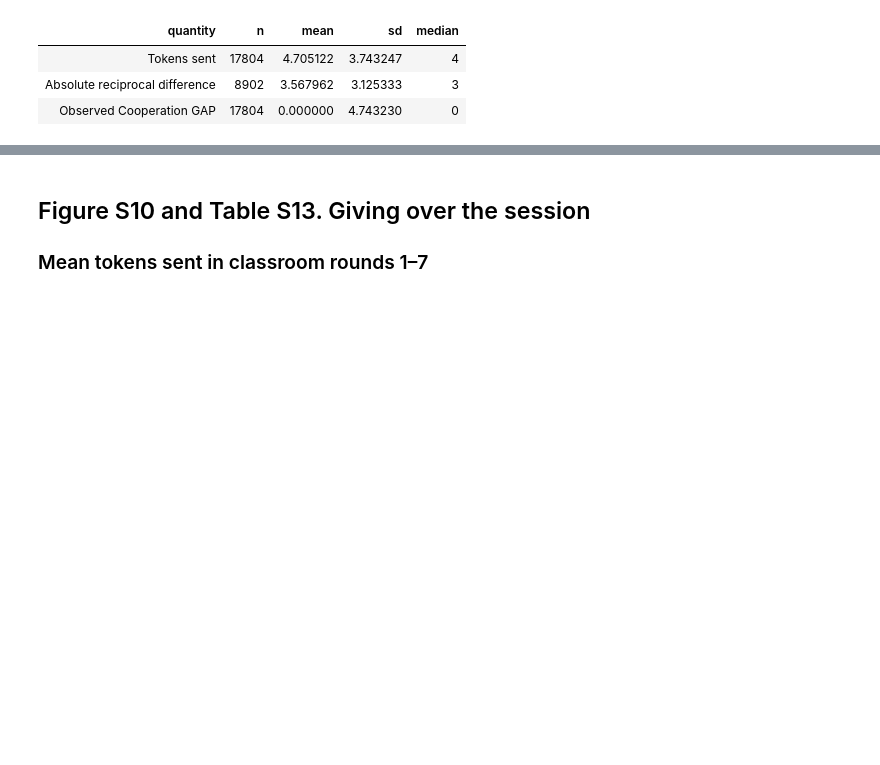
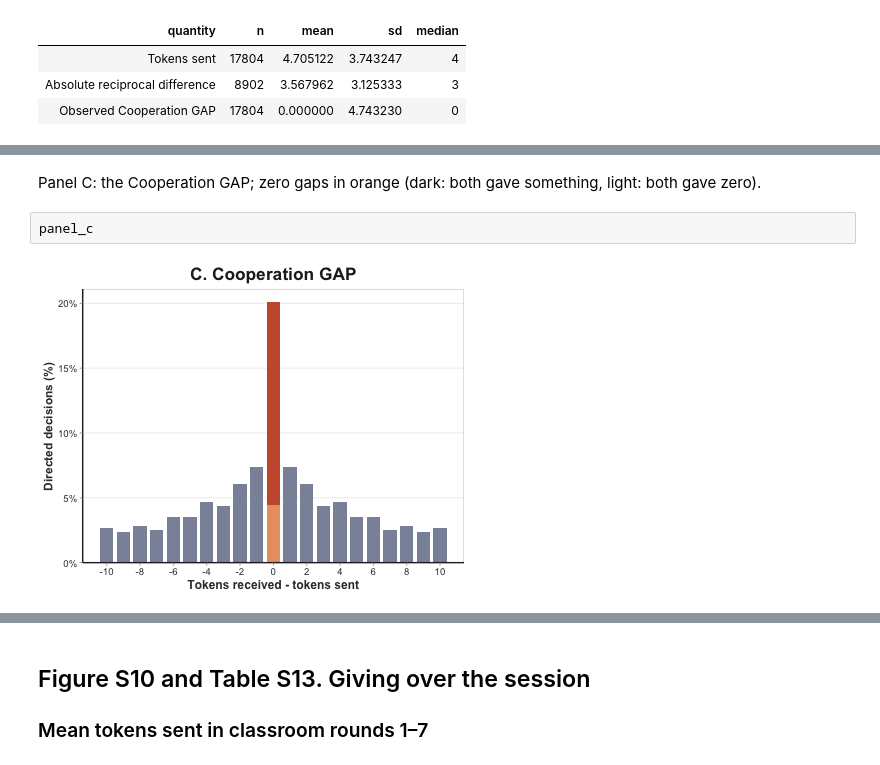
Before and after one commit to melanieoyarzun/patio-en-red, a Jupyter notebook: notebooks/si/S5_game_and_time.ipynb, the cells around one changed output, grey strips where cells are left out. Drawn from its saved outputs; the diff is of its cells as text; blank space fills up the shorter version.

```diff
--- a/notebooks/si/S5_game_and_time.ipynb
+++ b/notebooks/si/S5_game_and_time.ipynb
@@ -258,0 +251,7 @@ figure_s9
+# %% [markdown]
+Panel C: the Cooperation GAP; zero gaps in orange (dark: both gave
+something, light: both gave zero).
+# %%
+panel_c
+# %% [output]
+[figure, added]
```
Also changed, not shown: parts of 82 cells of this notebook, 35 other files.
